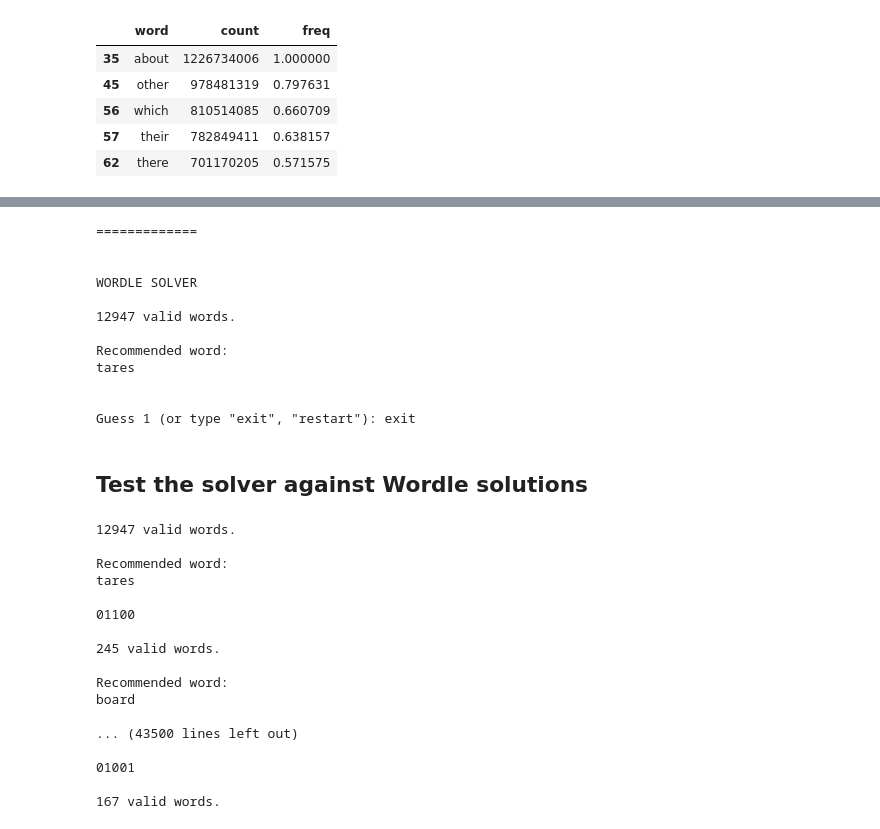
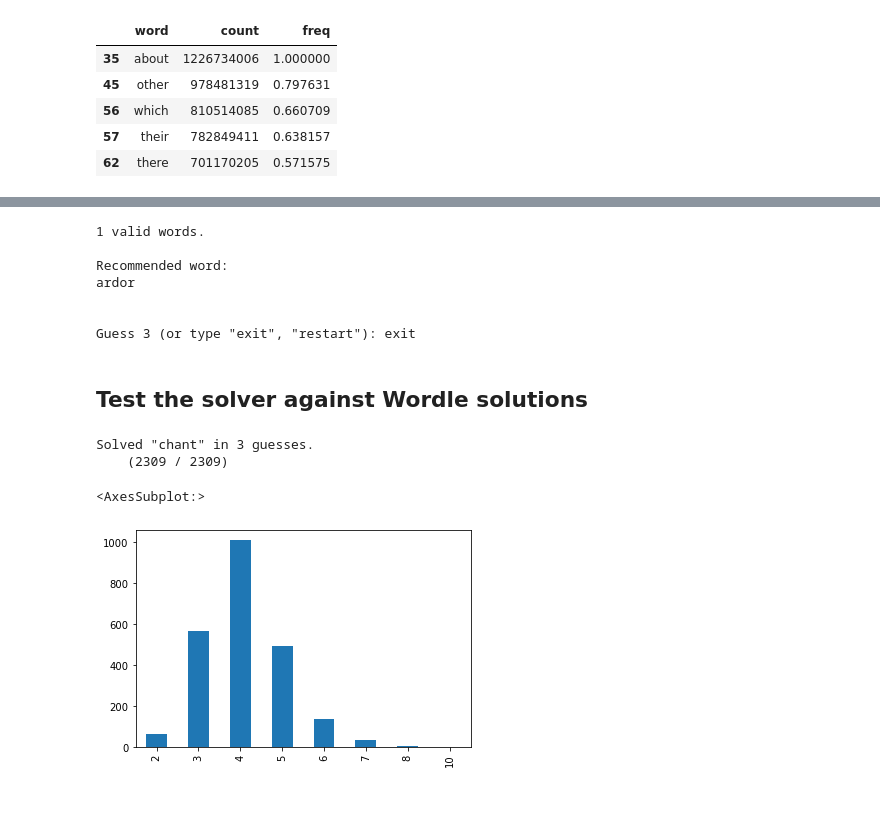
Before and after one commit to juleskuehn/wordle-solver, a Jupyter notebook: wordle-explore.ipynb, the cells around one changed output, grey strips where cells are left out. Saved outputs shown, nothing was run; the diff lists cells and outputs as text; code cells hidden in the pictures; blank space fills up the shorter version.

Commit message:
Fix word lists; improve comments and display

```diff
--- a/wordle-explore.ipynb
+++ b/wordle-explore.ipynb
@@ -359,13 +363,15 @@ while True:
     b = set()
 
     quit = False
+
+    clear_output(wait=True)
     print('\n=============\n')
     print('\nWORDLE SOLVER')
     word = find_clues_solutions(a, b, 0, verbose=verbose)
     print()
     for i in range(1, 7):
         if not auto_mode:
-            word = input(f'Guess {i} (or type "exit", "restart"): ')
+            word = input(f'Guess {i} (or type "exit", "restart"): ').lower()
         else:
             print(f"Enter the word ({word}) in Wordle now.")
         if word == 'restart':
@@ -373,11 +379,15 @@ while True:
         elif word == 'exit':
             quit = True
             break
+        elif not word in allowed_words:
+            print('Word not allowed. Restarting.')
+            break
         result = input('Result? (0=grey, 1=yellow, 2=green): ')
         result = [sh[int(s)] for s in result]
         use_clues(word, result)
 #         print('Best solution word is:', find_solution(a, b))
 #         print('Best clue word is:', find_clue(a,b))
+        clear_output(wait=True)
         try:
             word = find_clues_solutions(a, b, i, verbose=verbose)
         except:
@@ -388,18 +398,13 @@ while True:
     if quit:
         break
 # %% [output]
-=============
+1 valid words.
+
+Recommended word:
+ardor
 
 
-WORDLE SOLVER
-
-12947 valid words.
-
-Recommended word:
-tares
-
-
-Guess 1 (or type "exit", "restart"): exit
+Guess 3 (or type "exit", "restart"): exit
 # %% [markdown]
 ## Test the solver against Wordle solutions
 # %%
@@ -433,31 +438,22 @@ def test_solver(solution, a, b, verbose=False):
     return 20
 # %%
 solution_test_results = dict()
-for solution in solutions:
+for i, solution in enumerate(solutions):
+    clear_output(wait=True)
     a = [set(az) for _ in range(5)]
     b = set()
     try:
-        solution_test_results[solution] = test_solver(solution, a, b)
+        solution_test_results[solution] = test_solver(
+            solution, a, b, verbose='quiet')
     except:
         solution_test_results[solution] = 0
+    print(f'    ({i+1} / {len(solutions)})')
 # %% [output]
-12947 valid words.
-
-Recommended word:
-tares
-
-01100
-
-245 valid words.
-
-Recommended word:
-board
-
-... (43500 lines left out)
-
-01001
-
-167 valid words.
+Solved "chant" in 3 guesses.
+    (2309 / 2309)
 # %%
 df = pd.DataFrame(solution_test_results, index=['guesses']).T
-df.plot.hist(bins=df['guesses'].max()+1)
+df['guesses'].value_counts().sort_index().plot.bar()
+# %% [output]
+<AxesSubplot:>
+[figure, added]
```
Also changed, not shown: parts of 24 cells of this notebook.
